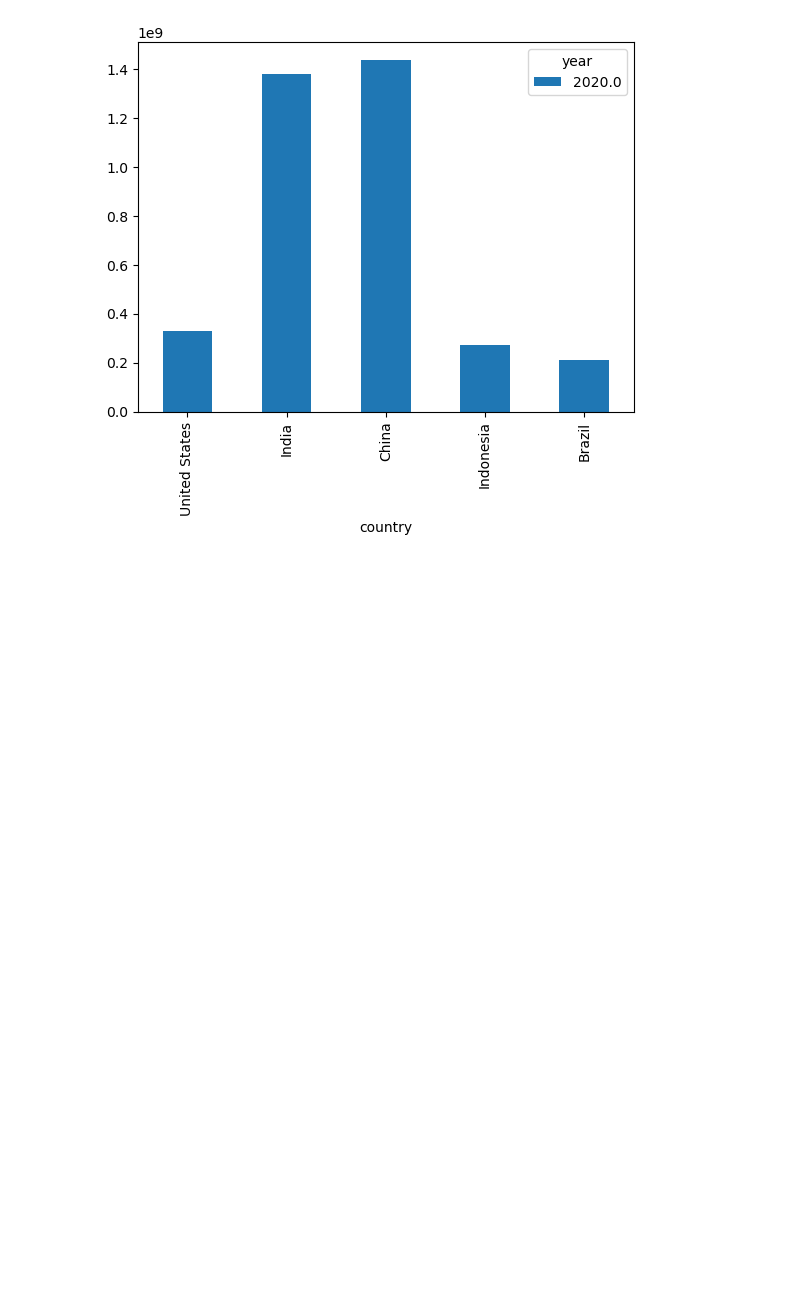
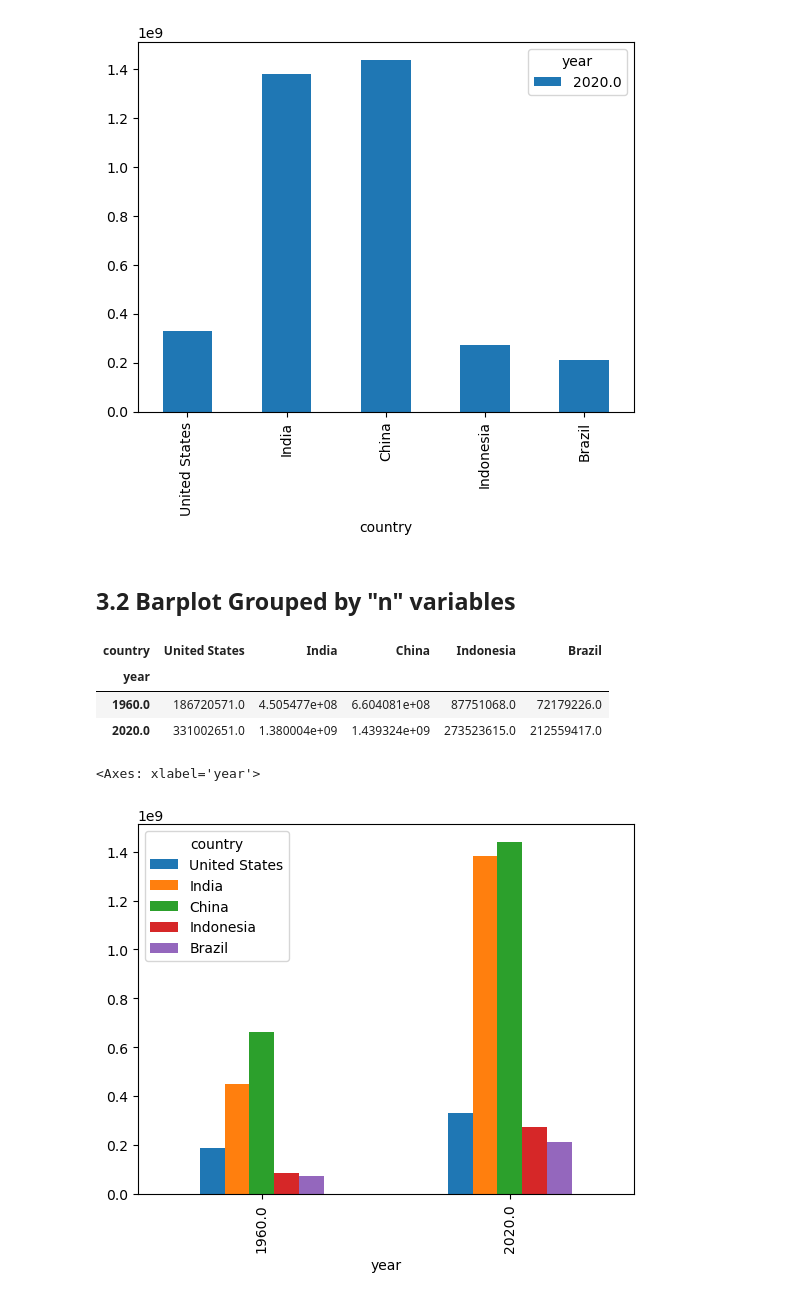
Before and after one commit to bhavya230/Pandas_Practice_2, a Jupyter notebook: 06.Project 2 - Data Visualization/2.Data Visualization with Pandas.ipynb, the cells around one changed output. Cells and saved outputs as stored; diff of their text form; code cells hidden in the pictures; blank space fills up the shorter version.

Commit message:
bar plot grouped by n variables

```diff
--- a/06.Project 2 - Data Visualization/2.Data Visualization with Pandas.ipynb
+++ b/06.Project 2 - Data Visualization/2.Data Visualization with Pandas.ipynb
@@ -92,3 +92,20 @@ df_pivot_2020.plot(kind='bar')
 # %% [output]
 <Axes: xlabel='country'>
 [figure]
+# %% [markdown]
+## 3.2 Barplot Grouped by "n" variables
+# %%
+#selecting a few years
+df_pivot_few=df_pivot[df_pivot.index.isin([1960,2020])]
+df_pivot_few
+# %% [output]
+| country | United States | India | China | Indonesia | Brazil |
+| year |  |  |  |  |  |
+| 1960.0 | 186720571.0 | 4.505477e+08 | 6.604081e+08 | 87751068.0 | 72179226.0 |
+| 2020.0 | 331002651.0 | 1.380004e+09 | 1.439324e+09 | 273523615.0 | 212559417.0 |
+# %%
+#making groupled barplots
+df_pivot_few.plot(kind='bar')
+# %% [output]
+<Axes: xlabel='year'>
+[figure, added]
```
